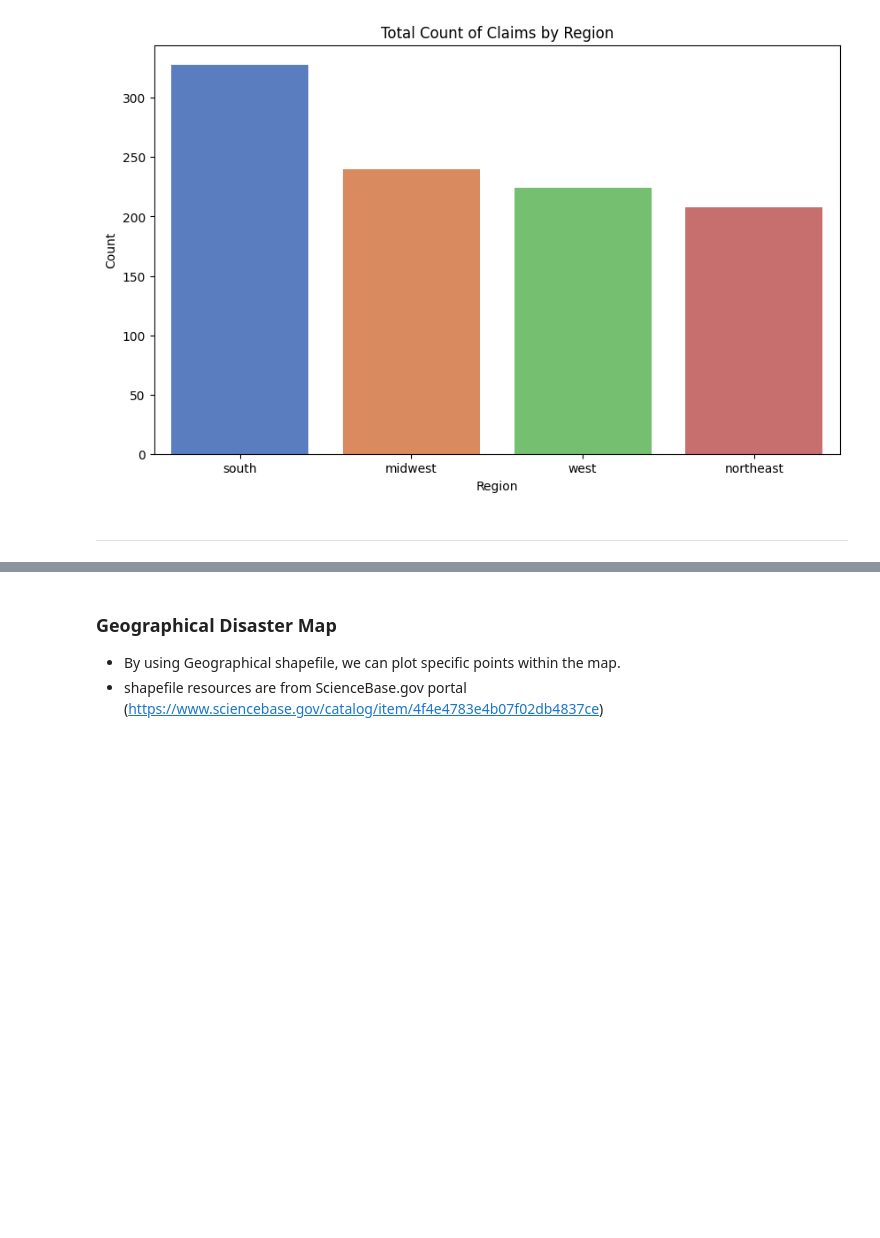
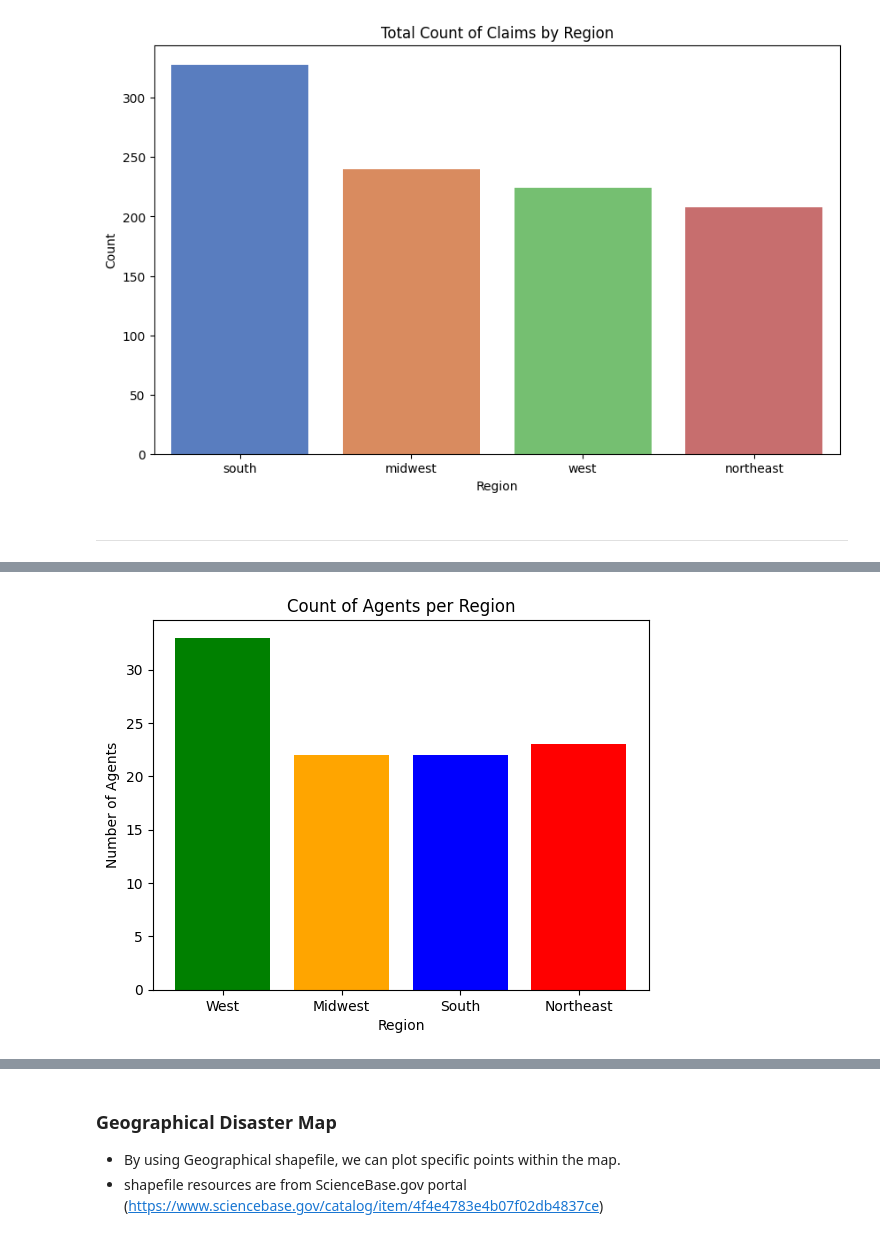
Before and after one commit to StateFarmInsCodingCompetition/2023-StateFarm-CodingCompetition-Finals, a Jupyter notebook: python/data_analysis.ipynb, the cells around one changed output, grey strips where cells are left out. Saved outputs shown, nothing was run; the diff lists cells and outputs as text; code cells hidden in the pictures; blank space fills up the shorter version.

```diff
--- a/python/data_analysis.ipynb
+++ b/python/data_analysis.ipynb
@@ -231,0 +295,23 @@ plt.show()
+# %%
+## Finding the number of Agents per region
+
+regional_agents = data.get_total_agents_per_region()
+
+regions = list(regional_agents.keys())
+agent_counts = [len(agents) for agents in regional_agents.values()]
+
+
+colors = ['green', 'orange', 'blue', 'red']
+
+# Create a bar chart with different colors
+plt.bar(regions, agent_counts, color=colors)
+
+# Add labels and title
+plt.xlabel('Region')
+plt.ylabel('Number of Agents')
+plt.title('Count of Agents per Region')
+
+# Show the plot
+plt.show()
+# %% [output]
+[figure, added]
```
Also changed, not shown: parts of 13 cells of this notebook.
